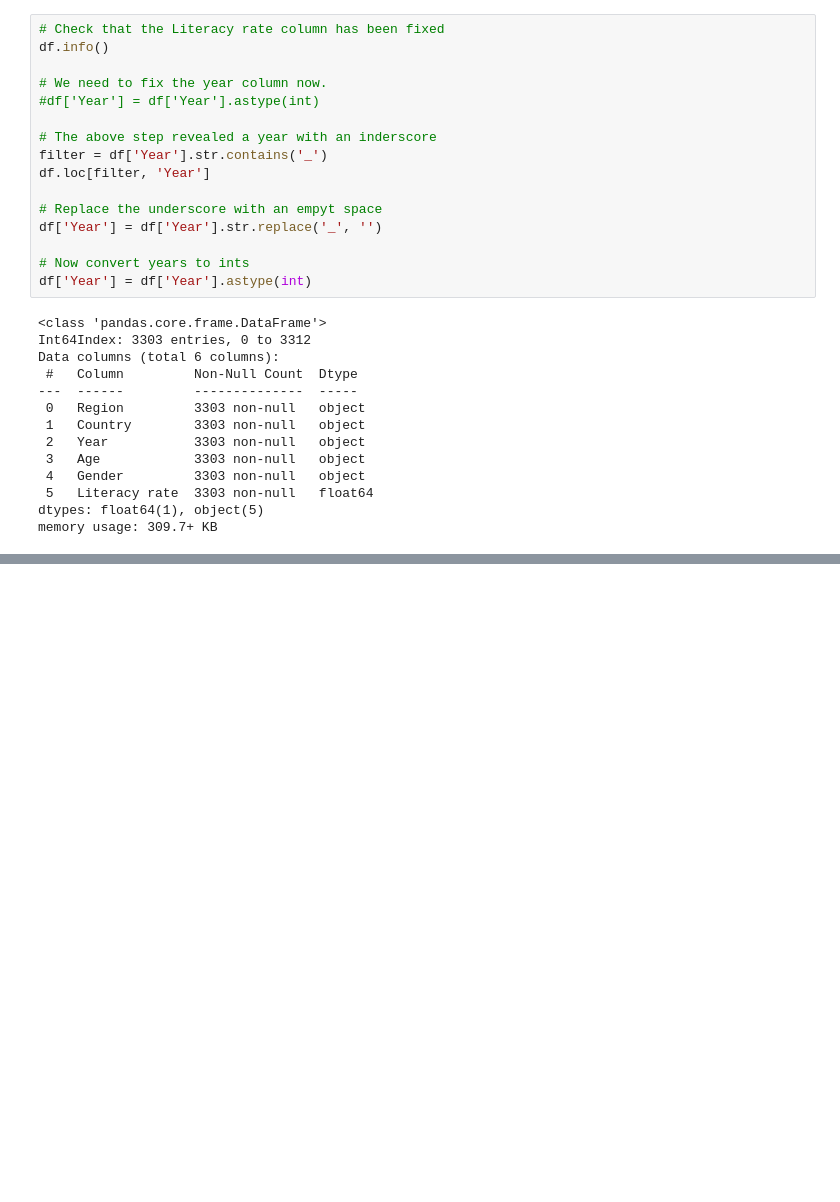
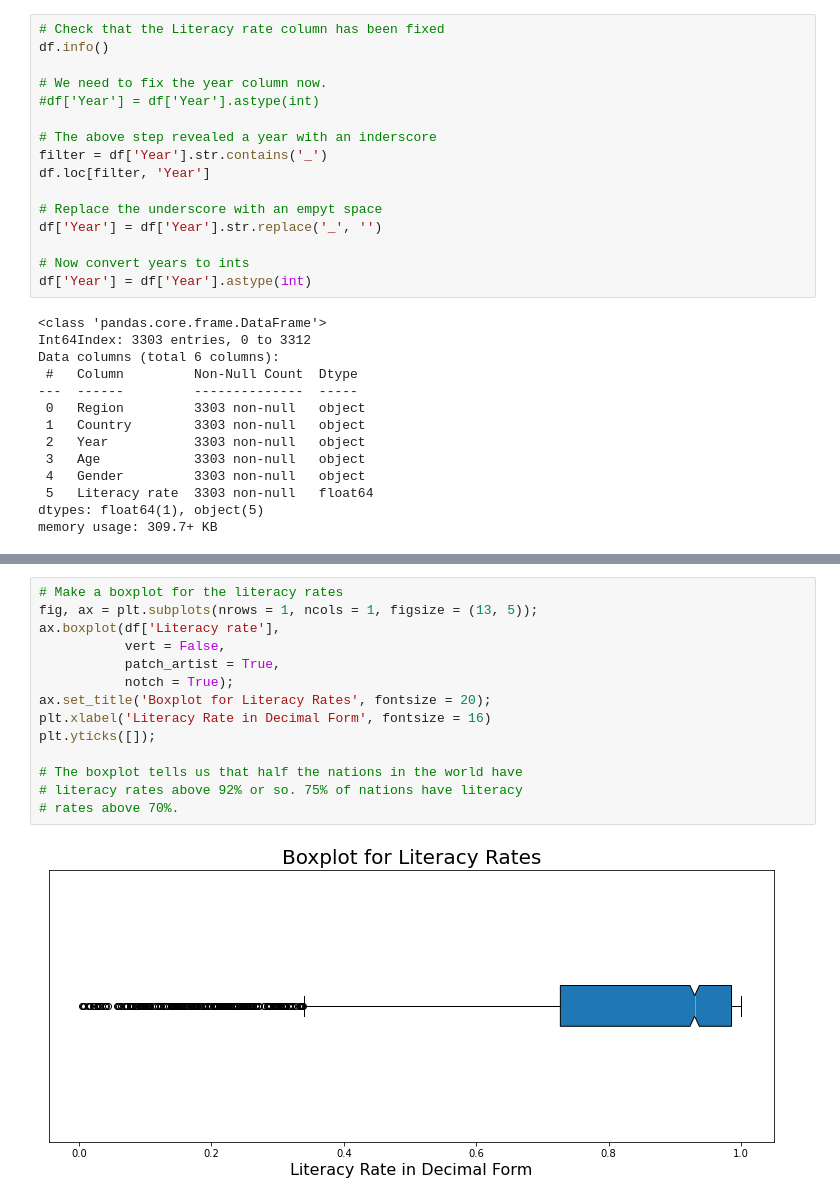
Before and after one commit to mvince33/Coding-Dojo, a Jupyter notebook: mock_belt_exam.ipynb, the cells around one changed output, grey strips where cells are left out. Cells and saved outputs as stored; diff of their text form; blank space fills up the shorter version.

```diff
--- a/mock_belt_exam.ipynb
+++ b/mock_belt_exam.ipynb
@@ -193,0 +320,16 @@ memory usage: 309.7+ KB
+# %%
+# Make a boxplot for the literacy rates
+fig, ax = plt.subplots(nrows = 1, ncols = 1, figsize = (13, 5));
+ax.boxplot(df['Literacy rate'],
+           vert = False,
+           patch_artist = True,
+           notch = True);
+ax.set_title('Boxplot for Literacy Rates', fontsize = 20);
+plt.xlabel('Literacy Rate in Decimal Form', fontsize = 16)
+plt.yticks([]);
+
+# The boxplot tells us that half the nations in the world have
+# literacy rates above 92% or so. 75% of nations have literacy
+# rates above 70%.
+# %% [output]
+[figure, added]
```
Also changed, not shown: parts of 11 cells of this notebook.
